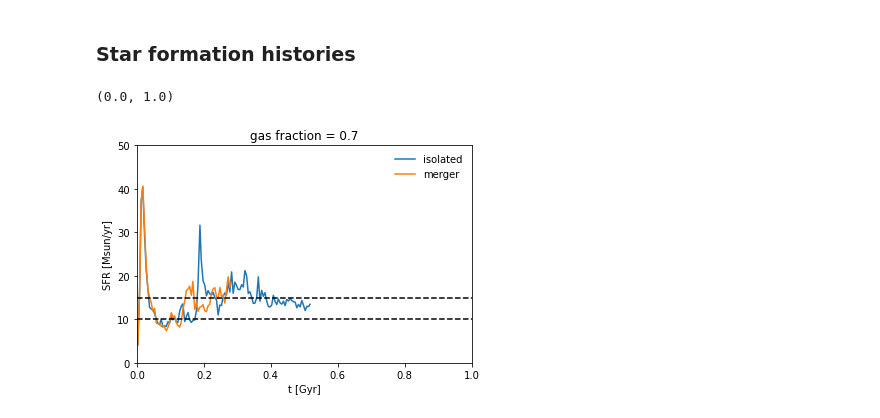
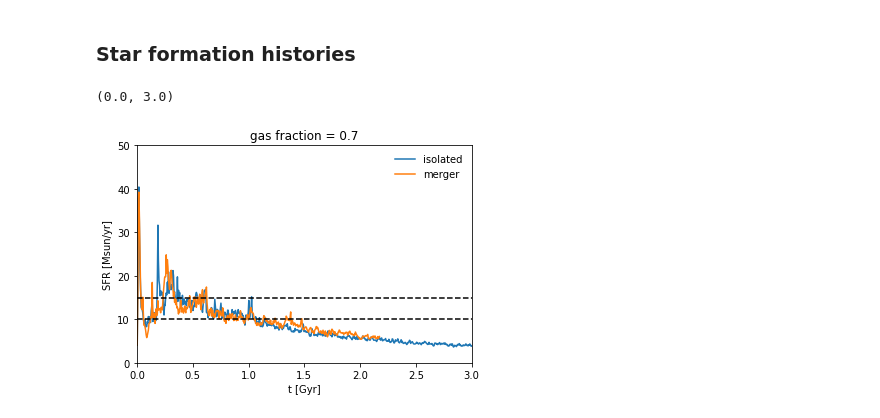
Before and after one commit to gusbeane/GSEgas, a Jupyter notebook: notebooks/MW3_GSE2.ipynb, the cells around one changed output. Cells and saved outputs as stored; diff of their text form; code cells hidden in the pictures.

```diff
--- a/notebooks/MW3_GSE2.ipynb
+++ b/notebooks/MW3_GSE2.ipynb
@@ -31,27 +31,27 @@ def bin_sfr(t, sfr, bin_width=0.01):
 # %%
 bin_width = 0.005
 
 sfh_file = np.genfromtxt(basepath+'runs/MW3iso_fg0.7_MHG0.25_RC9/lvl4/output/sfr.txt')
 time, sfr = bin_sfr(sfh_file[:,0], sfh_file[:,2], bin_width=bin_width)
 plt.plot(time, sfr, label='isolated')
 
-sfh_file_l3 = np.genfromtxt(basepath+'runs/MW3_MHG0.25_GSE2_MHG0.18/lvl4/output/sfr.txt')
+sfh_file_l3 = np.genfromtxt(basepath+'runs/MW3_MHG0.25_GSE2_MHG0.18_Rcut10/lvl4/output/sfr.txt')
 time_l3, sfr_l3 = bin_sfr(sfh_file_l3[:,0], sfh_file_l3[:,2], bin_width=bin_width)
 plt.plot(time_l3, sfr_l3, label='merger')
 
 # sfh_file_l2 = np.genfromtxt(basepath+'runs/MW3iso_fg0.7/lvl2/output/sfr.txt')
 # time_l2, sfr_l2 = bin_sfr(sfh_file_l2[:,0], sfh_file_l2[:,2], bin_width=bin_width)
 # plt.plot(time_l2, sfr_l2, label='lvl 2')
 
 plt.legend(frameon=False)
 plt.xlabel('t [Gyr]')
 plt.ylabel('SFR [Msun/yr]')
 plt.title('gas fraction = 0.7')
 plt.axhline(10, c='k', ls='dashed')
 plt.axhline(15, c='k', ls='dashed')
 # plt.axvline(0.005*25)
 plt.ylim(0, 50)
-plt.xlim(0, 1)
+plt.xlim(0.0, 3.0)
 # %% [output]
-(0.0, 1.0)
+(0.0, 3.0)
-[figure, old version]
+[figure, new version]
```
Also changed, not shown: parts of 20 cells of this notebook, 3 other files.
